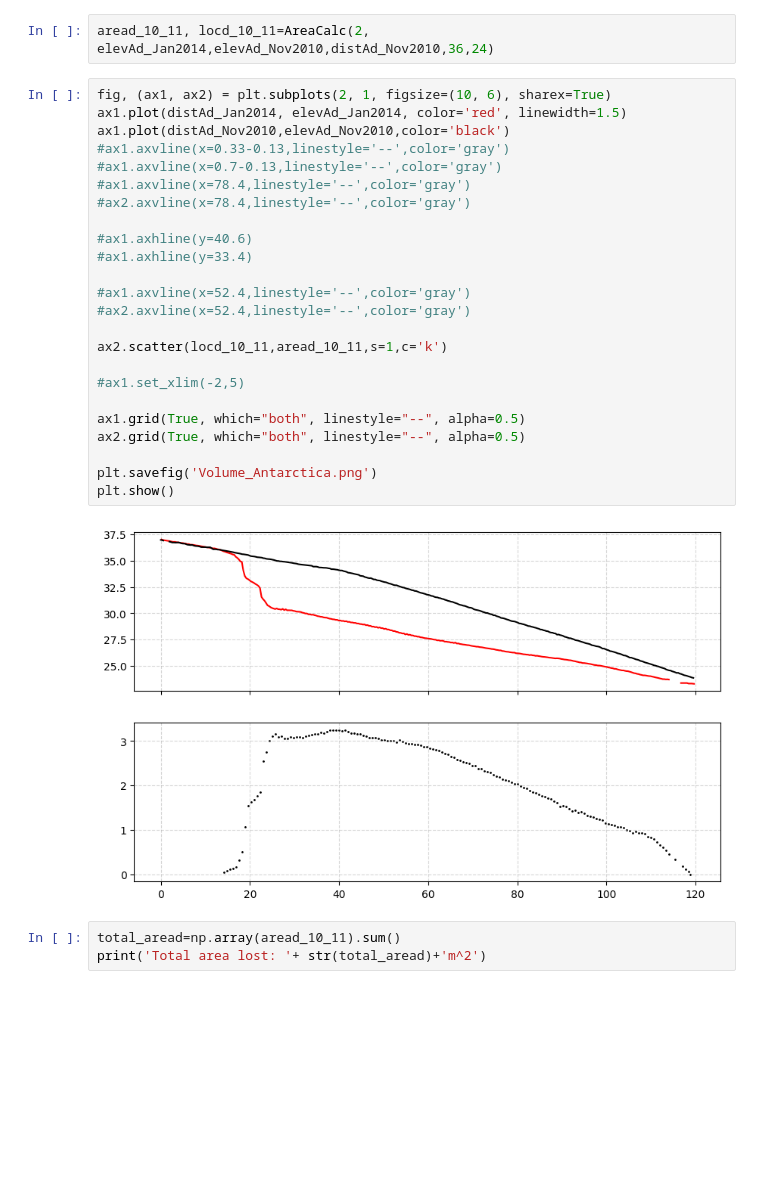
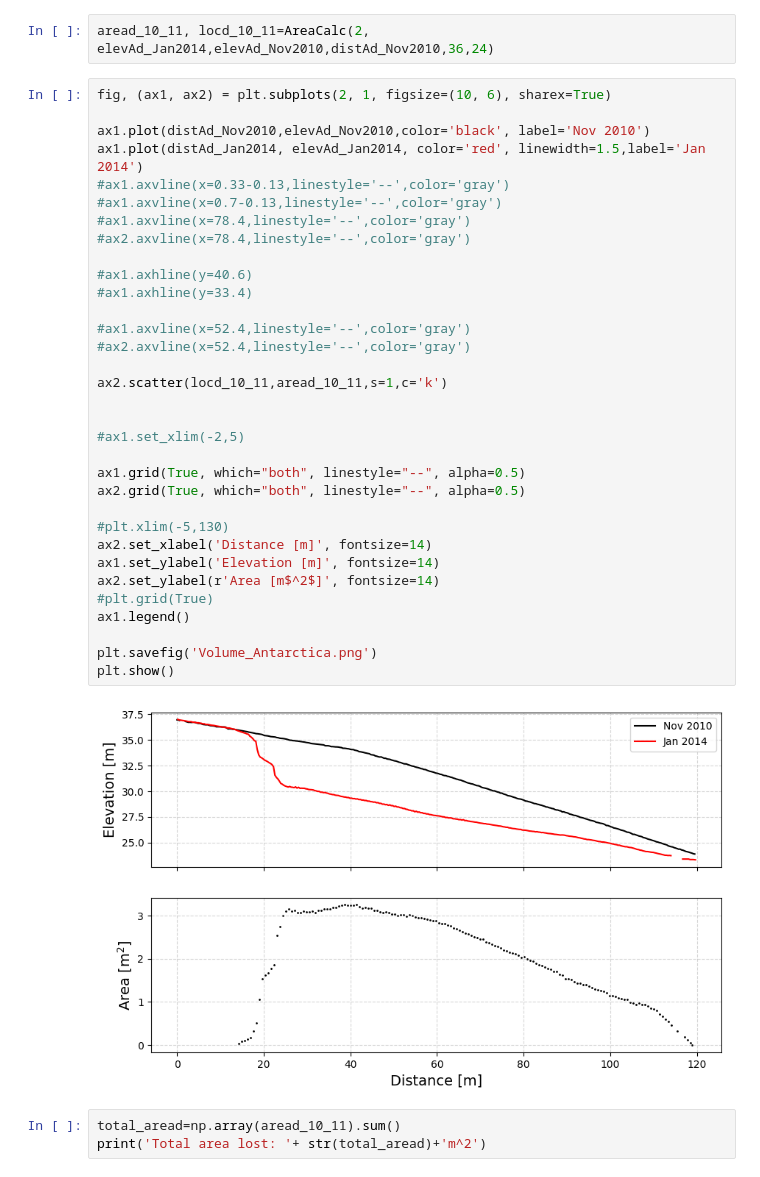
Before and after one commit to lsperezm/Martian_Icy_Scarps, a Jupyter notebook: Code/Antarctica.ipynb, the cells around one changed output. Drawn from its saved outputs; the diff is of its cells as text; blank space fills up the shorter version.

```diff
--- a/Code/Antarctica.ipynb
+++ b/Code/Antarctica.ipynb
@@ -505,30 +505,39 @@ plt.show()
 aread_10_11, locd_10_11=AreaCalc(2, elevAd_Jan2014,elevAd_Nov2010,distAd_Nov2010,36,24)
 # %%
 fig, (ax1, ax2) = plt.subplots(2, 1, figsize=(10, 6), sharex=True)
-ax1.plot(distAd_Jan2014, elevAd_Jan2014, color='red', linewidth=1.5)
-ax1.plot(distAd_Nov2010,elevAd_Nov2010,color='black')
+
+ax1.plot(distAd_Nov2010,elevAd_Nov2010,color='black', label='Nov 2010')
+ax1.plot(distAd_Jan2014, elevAd_Jan2014, color='red', linewidth=1.5,label='Jan 2014')
 #ax1.axvline(x=0.33-0.13,linestyle='--',color='gray')
 #ax1.axvline(x=0.7-0.13,linestyle='--',color='gray')
 #ax1.axvline(x=78.4,linestyle='--',color='gray')
 #ax2.axvline(x=78.4,linestyle='--',color='gray')
 
 #ax1.axhline(y=40.6)
 #ax1.axhline(y=33.4)
 
 #ax1.axvline(x=52.4,linestyle='--',color='gray')
 #ax2.axvline(x=52.4,linestyle='--',color='gray')
 
 ax2.scatter(locd_10_11,aread_10_11,s=1,c='k')
 
+
 #ax1.set_xlim(-2,5)
 
 ax1.grid(True, which="both", linestyle="--", alpha=0.5)
 ax2.grid(True, which="both", linestyle="--", alpha=0.5)
 
+#plt.xlim(-5,130)
+ax2.set_xlabel('Distance [m]', fontsize=14)
+ax1.set_ylabel('Elevation [m]', fontsize=14)
+ax2.set_ylabel(r'Area [m$^2$]', fontsize=14)
+#plt.grid(True)
+ax1.legend()
+
 plt.savefig('Volume_Antarctica.png')
 plt.show()
 # %% [output]
-[figure, old version]
+[figure, new version]
 # %%
 total_aread=np.array(aread_10_11).sum()
 print('Total area lost: '+ str(total_aread)+'m^2')
```
Also changed, not shown: parts of 1 cell of this notebook, 13 other files.
